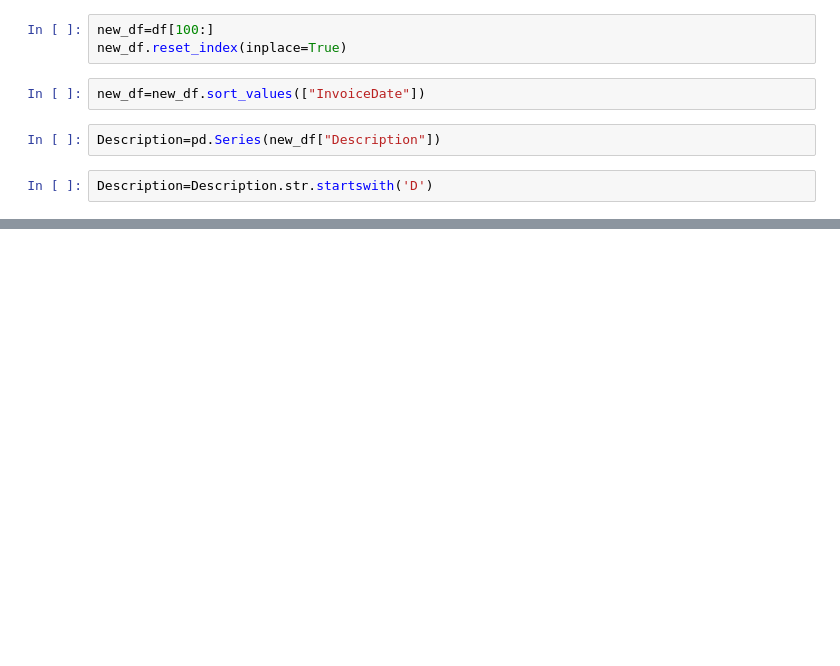
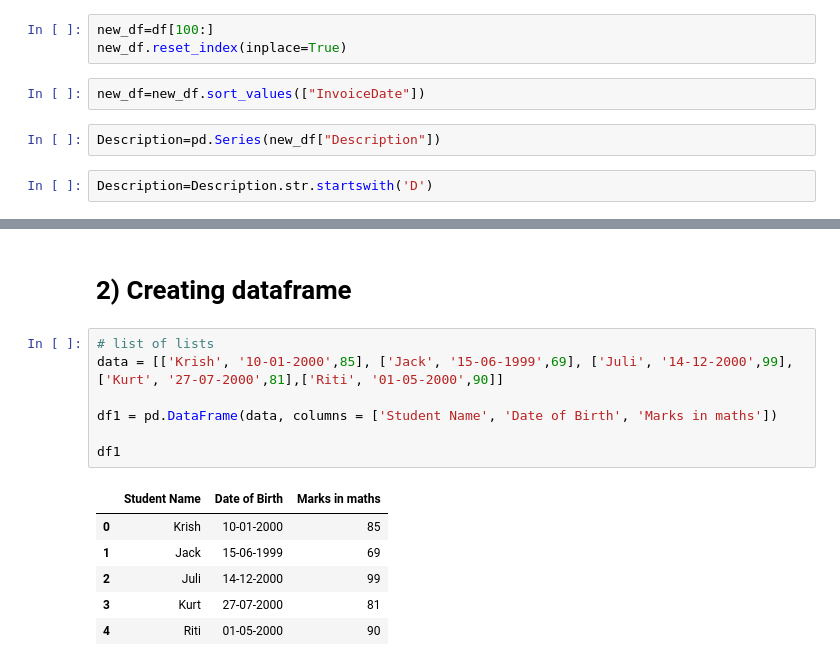
Before and after one commit to IIAnirudhII/AI-and-ML, a Jupyter notebook: Deep Learning/Lab2/Lab2.ipynb, the cells around one changed output, grey strips where cells are left out. Saved outputs shown, nothing was run; the diff lists cells and outputs as text; blank space fills up the shorter version.

```diff
--- a/Deep Learning/Lab2/Lab2.ipynb
+++ b/Deep Learning/Lab2/Lab2.ipynb
@@ -99,0 +104,16 @@ new_df[Description.values]
+# %% [markdown]
+# 2) Creating dataframe
+# %%
+# list of lists
+data = [['Krish', '10-01-2000',85], ['Jack', '15-06-1999',69], ['Juli', '14-12-2000',99],['Kurt', '27-07-2000',81],['Riti', '01-05-2000',90]]
+
+df1 = pd.DataFrame(data, columns = ['Student Name', 'Date of Birth', 'Marks in maths'])
+
+df1
+# %% [output]
+|  | Student Name | Date of Birth | Marks in maths |
+| 0 | Krish | 10-01-2000 | 85 |
+| 1 | Jack | 15-06-1999 | 69 |
+| 2 | Juli | 14-12-2000 | 99 |
+| 3 | Kurt | 27-07-2000 | 81 |
+| 4 | Riti | 01-05-2000 | 90 |
```
Also changed, not shown: parts of 11 cells of this notebook.
